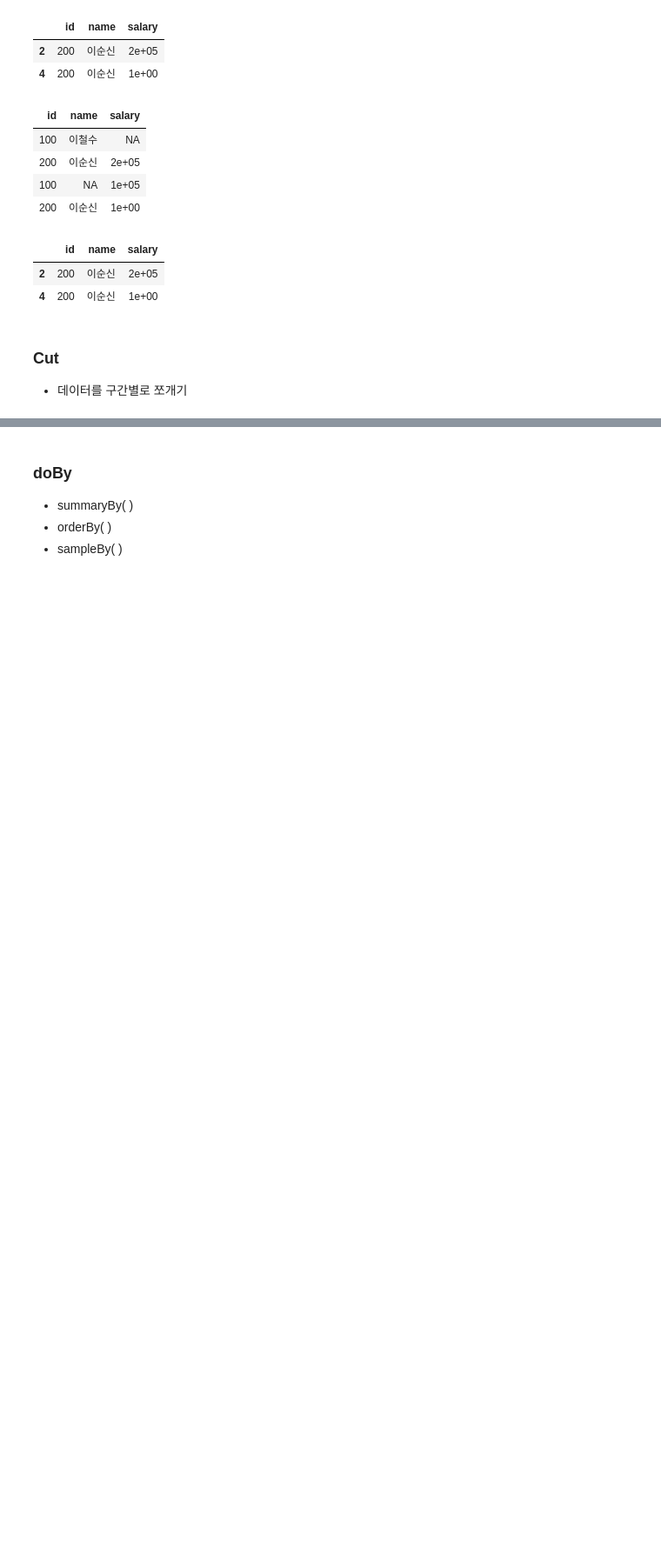
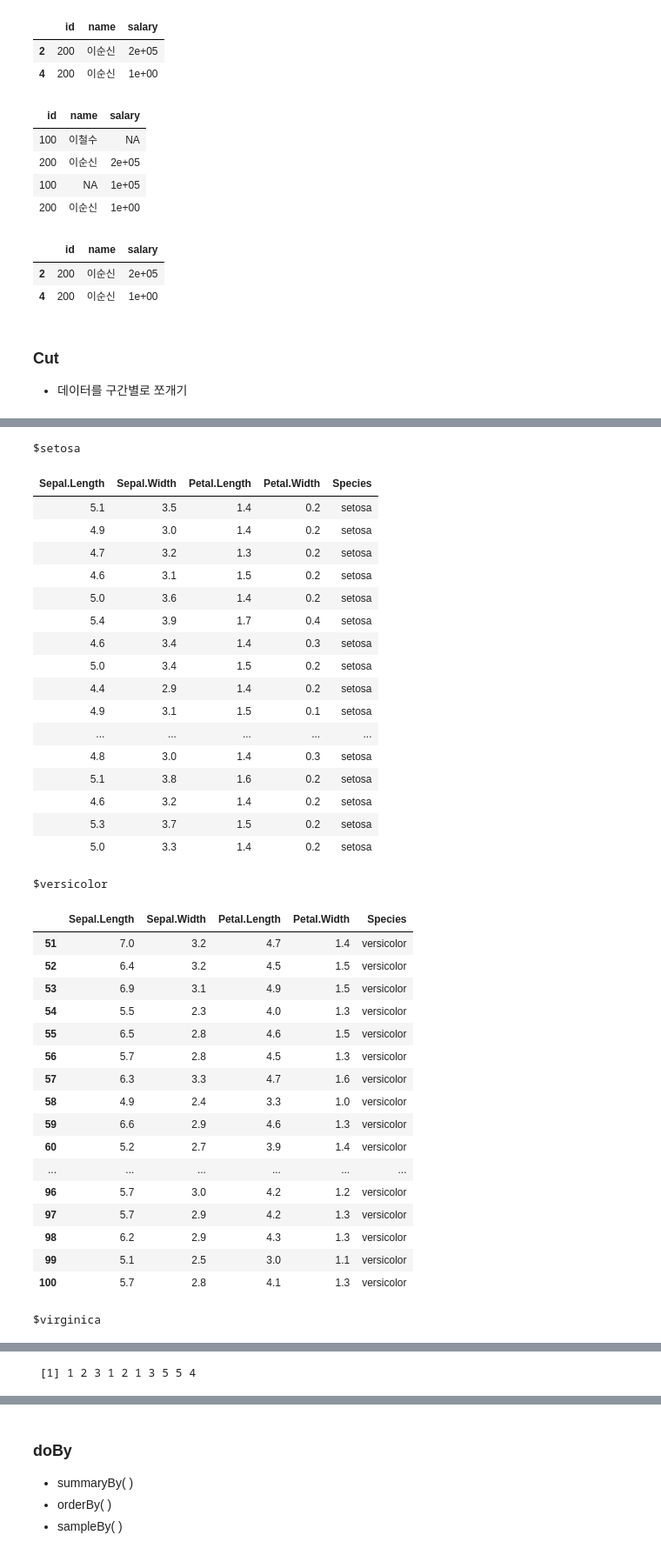
Before and after one commit to tommylee8939/TIL, a Jupyter notebook: R/R_정리/R10 ; data.frame functions-2.ipynb, the cells around one changed output, grey strips where cells are left out. Shown at 87% size. Drawn from its saved outputs; the diff is of its cells as text; code cells hidden in the pictures; blank space fills up the shorter version.

```diff
--- a/R/R_정리/R10 ; data.frame functions-2.ipynb
+++ b/R/R_정리/R10 ; data.frame functions-2.ipynb
@@ -258,0 +344,40 @@ df01[complete.cases(df01),]
+# %%
+split(iris,iris$Species)
+# %% [output]
+$setosa
+| Sepal.Length | Sepal.Width | Petal.Length | Petal.Width | Species |
+| 5.1 | 3.5 | 1.4 | 0.2 | setosa |
+| 4.9 | 3.0 | 1.4 | 0.2 | setosa |
+| 4.7 | 3.2 | 1.3 | 0.2 | setosa |
+| 4.6 | 3.1 | 1.5 | 0.2 | setosa |
+| 5.0 | 3.6 | 1.4 | 0.2 | setosa |
+| 5.4 | 3.9 | 1.7 | 0.4 | setosa |
+| 4.6 | 3.4 | 1.4 | 0.3 | setosa |
+| 5.0 | 3.4 | 1.5 | 0.2 | setosa |
+| 4.4 | 2.9 | 1.4 | 0.2 | setosa |
+| 4.9 | 3.1 | 1.5 | 0.1 | setosa |
+| ... | ... | ... | ... | ... |
+| 4.8 | 3.0 | 1.4 | 0.3 | setosa |
+| 5.1 | 3.8 | 1.6 | 0.2 | setosa |
+| 4.6 | 3.2 | 1.4 | 0.2 | setosa |
+| 5.3 | 3.7 | 1.5 | 0.2 | setosa |
+| 5.0 | 3.3 | 1.4 | 0.2 | setosa |
+$versicolor
+|  | Sepal.Length | Sepal.Width | Petal.Length | Petal.Width | Species |
+| 51 | 7.0 | 3.2 | 4.7 | 1.4 | versicolor |
+| 52 | 6.4 | 3.2 | 4.5 | 1.5 | versicolor |
+| 53 | 6.9 | 3.1 | 4.9 | 1.5 | versicolor |
+| 54 | 5.5 | 2.3 | 4.0 | 1.3 | versicolor |
+| 55 | 6.5 | 2.8 | 4.6 | 1.5 | versicolor |
+| 56 | 5.7 | 2.8 | 4.5 | 1.3 | versicolor |
+| 57 | 6.3 | 3.3 | 4.7 | 1.6 | versicolor |
+| 58 | 4.9 | 2.4 | 3.3 | 1.0 | versicolor |
+| 59 | 6.6 | 2.9 | 4.6 | 1.3 | versicolor |
+| 60 | 5.2 | 2.7 | 3.9 | 1.4 | versicolor |
+| ... | ... | ... | ... | ... | ... |
+| 96 | 5.7 | 3.0 | 4.2 | 1.2 | versicolor |
+| 97 | 5.7 | 2.9 | 4.2 | 1.3 | versicolor |
+| 98 | 6.2 | 2.9 | 4.3 | 1.3 | versicolor |
+| 99 | 5.1 | 2.5 | 3.0 | 1.1 | versicolor |
+| 100 | 5.7 | 2.8 | 4.1 | 1.3 | versicolor |
+$virginica
@@ -258,0 +401,7 @@ df01[complete.cases(df01),]
+# %%
+# unsplit
+vec01<-c(1,2,3,1,2,1,3,5,5,4)
+f<-cut(vec01,c(0,1,2,3,4,5),labels = c('0-1','1-2','2-3','3-4','4-5'))
+unsplit(split(vec01,f),f)
+# %% [output]
+ [1] 1 2 3 1 2 1 3 5 5 4
```
Also changed, not shown: parts of 7 cells of this notebook, 1 other file.
